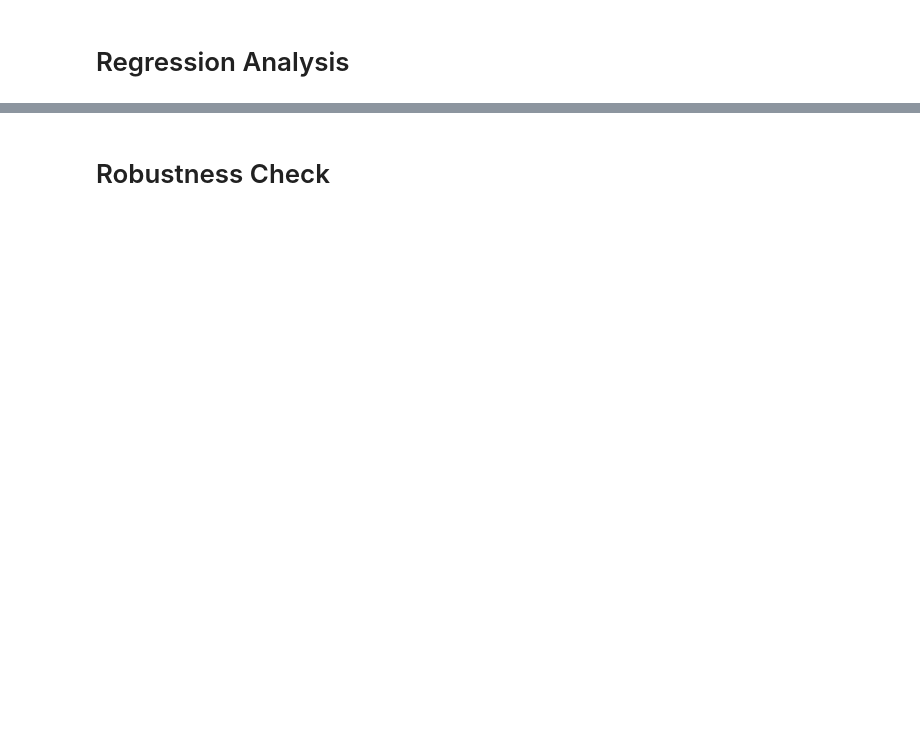
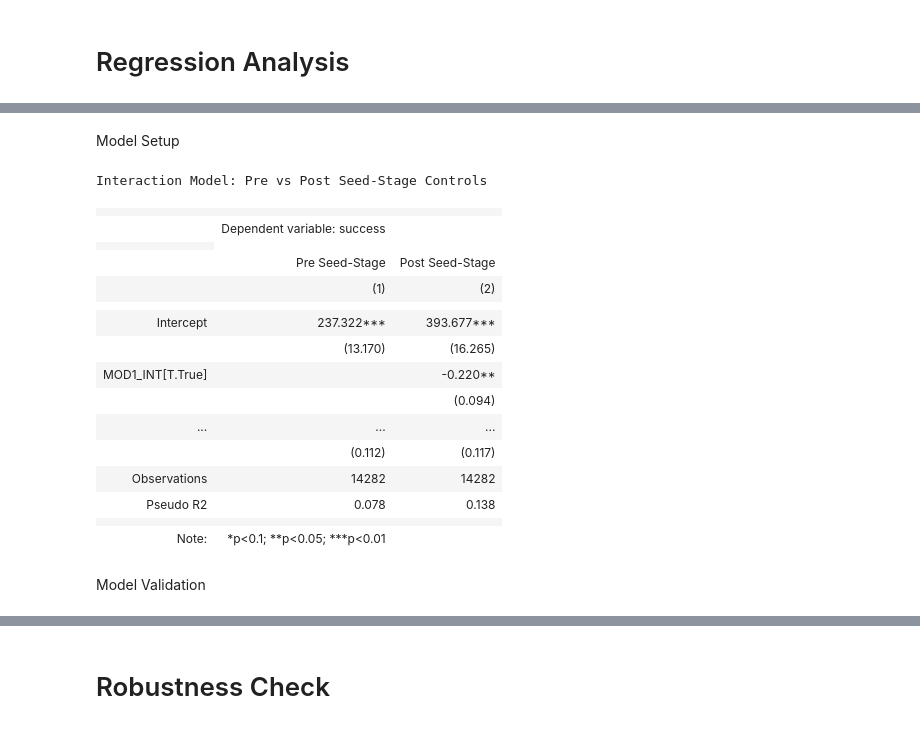
Before and after one commit to JDL05/thesis-spatial-seed-syndication, a Jupyter notebook: notebooks/data_operations.ipynb, the cells around one changed output, grey strips where cells are left out. Cells and saved outputs as stored; diff of their text form; code cells hidden in the pictures; blank space fills up the shorter version.

```diff
--- a/notebooks/data_operations.ipynb
+++ b/notebooks/data_operations.ipynb
@@ -1220,0 +1341,2 @@ df.to_csv(output_path, index=False)
+# %%
+df = df.copy()
@@ -1220,0 +1452,78 @@ df.to_csv(output_path, index=False)
+# %% [markdown]
+Model Setup
+# %%
+# Define variables
+dependent_var = "success"
+iv_direct     = "all_homecountry_investors_in_seed_binary"
+iv_mod        = "city_seed_investor_binary"
+mod1          = "one_seed_investor_binary"
+
+# Pre Seed-Stage controls
+core_ctrls = [
+    "hq_country", "founded_year", "b2b", "hub_binary",
+    "number_of_founders", "female_founder", "energy", "information_technology", "materials", "industrials",
+    "consumer_discretionary", "consumer_staples", "health_care", "financials",
+    "communication_services", "utilities", "real_estate", "other", "grant_before_seed", "angel_round_binary",
+    "gdp", "top_university"
+]
+
+# Post Seed-Stage controls
+full_ctrls = [
+    "hq_country", "founded_year", "b2b",
+    "energy", "information_technology", "materials", "industrials",
+    "consumer_discretionary", "consumer_staples", "health_care",
+    "financials", "communication_services", "utilities", "real_estate", "other",
+    "number_of_founders", "female_founder", "grant_before_seed", "angel_round_binary",
+    "first_seed_round_year", "number_seed_rounds", "number_seed_investors", "pre_seed", "follow_on_investor",
+    "low_seed_funding", "high_seed_funding", "duration_seed_stage", "lead_investor_in_seed",
+    "accelerator_seed_investor_binary", "incubator_seed_investor_binary",
+    "micro_vc_seed_investor_binary", "corporate_venture_capital_seed_investor_binary",
+    "university_program_seed_investor_binary", "entrepreneurship_program_seed_investor_binary",
+    "family_investment_office_seed_investor_binary", "us_investor_binary",
+    "gdp", "top_university"
+]
+
+df[dependent_var] = df[dependent_var].astype(int)
+
+# Create interaction terms
+df["MOD1_INT"] = df[iv_mod] * df[mod1]
+
+# Regression formulas
+formula_pre = (
+    f"{dependent_var} ~ " + " + ".join(core_ctrls)
+)
+pre_seed_model = smf.logit(formula_pre, data=df).fit(disp=False)
+
+formula_post = (
+    f"{dependent_var} ~ {iv_direct} + {iv_mod} + {mod1}  + MOD1_INT +"
+    + " + ".join(full_ctrls)
+)
+post_seed_model = smf.logit(formula_post, data=df).fit(disp=False)
+
+# Stargazer
+stargazer = Stargazer([pre_seed_model, post_seed_model])
+stargazer.title("Interaction Model: Pre vs Post Seed-Stage Controls")
+stargazer.custom_columns(["Pre Seed-Stage", "Post Seed-Stage"], [1, 1])
+stargazer.significance_levels([0.1, 0.05, 0.01])
+
+HTML(stargazer.render_html())
+# %% [output]
+Interaction Model: Pre vs Post Seed-Stage Controls
+|  |  |  |
+|  | Dependent variable: success |  |
+|  |
+|  | Pre Seed-Stage | Post Seed-Stage |
+|  | (1) | (2) |
+|  |  |  |
+| Intercept | 237.322*** | 393.677*** |
+|  | (13.170) | (16.265) |
+| MOD1_INT[T.True] |  | -0.220** |
+|  |  | (0.094) |
+| ... | ... | ... |
+|  | (0.112) | (0.117) |  |  |  |
+| Observations | 14282 | 14282 |
+| Pseudo R2 | 0.078 | 0.138 |
+|  |  |  |
+| Note: | *p<0.1; **p<0.05; ***p<0.01 |  |
+# %% [markdown]
+Model Validation
```
Also changed, not shown: parts of 55 cells of this notebook, 11 other files.
